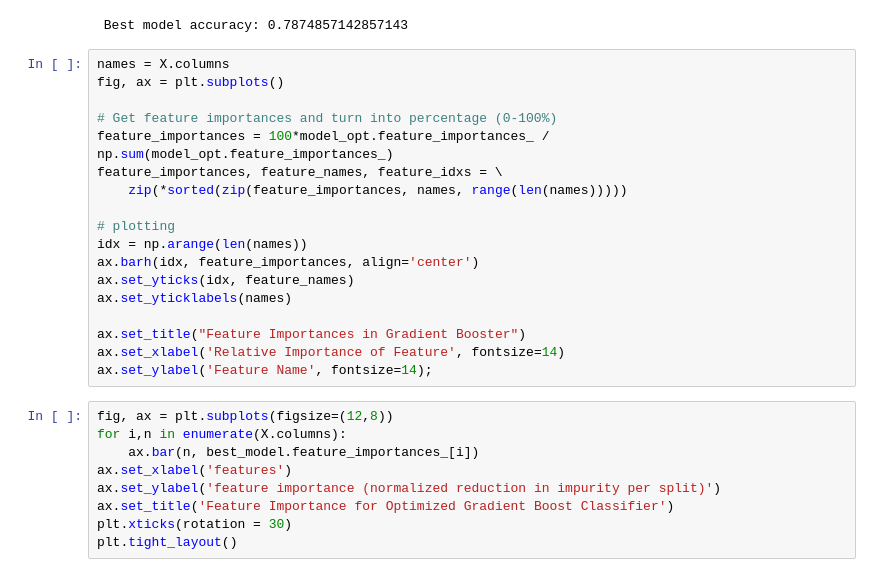
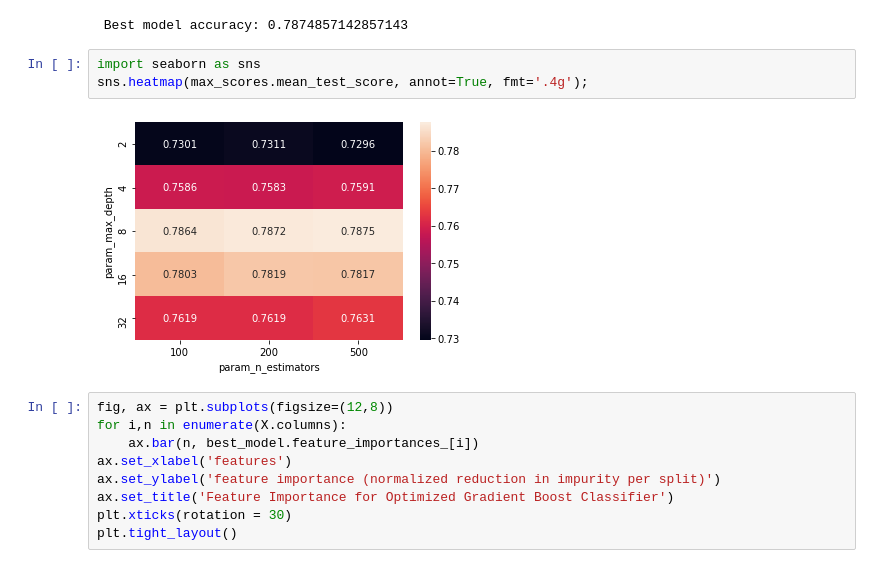
Before and after one commit to daniellkennett/churn_case_study, a Jupyter notebook: src/Daniel.ipynb, the cells around one changed output. Cells and saved outputs as stored; diff of their text form.

Commit message:
images

```diff
--- a/src/Daniel.ipynb
+++ b/src/Daniel.ipynb
@@ -217,24 +217,11 @@ best_model = gb_gridsearch.best_estimator_
 print(f' Best model accuracy: {gb_gridsearch.best_score_}')
 # %% [output]
  Best model accuracy: 0.7874857142857143
-# %%
-names = X.columns
-fig, ax = plt.subplots()
-
-# Get feature importances and turn into percentage (0-100%)
-feature_importances = 100*model_opt.feature_importances_ / np.sum(model_opt.feature_importances_)
-feature_importances, feature_names, feature_idxs = \
-    zip(*sorted(zip(feature_importances, names, range(len(names)))))
-
-# plotting
-idx = np.arange(len(names))
-ax.barh(idx, feature_importances, align='center')
-ax.set_yticks(idx, feature_names)
-ax.set_yticklabels(names)
-
-ax.set_title("Feature Importances in Gradient Booster")
-ax.set_xlabel('Relative Importance of Feature', fontsize=14)
-ax.set_ylabel('Feature Name', fontsize=14);
+# %%
+import seaborn as sns
+sns.heatmap(max_scores.mean_test_score, annot=True, fmt='.4g');
+# %% [output]
+[figure, added]
 # %%
 fig, ax = plt.subplots(figsize=(12,8))
 for i,n in enumerate(X.columns):
```
Also changed, not shown: parts of 1 cell of this notebook, 6 other files.
